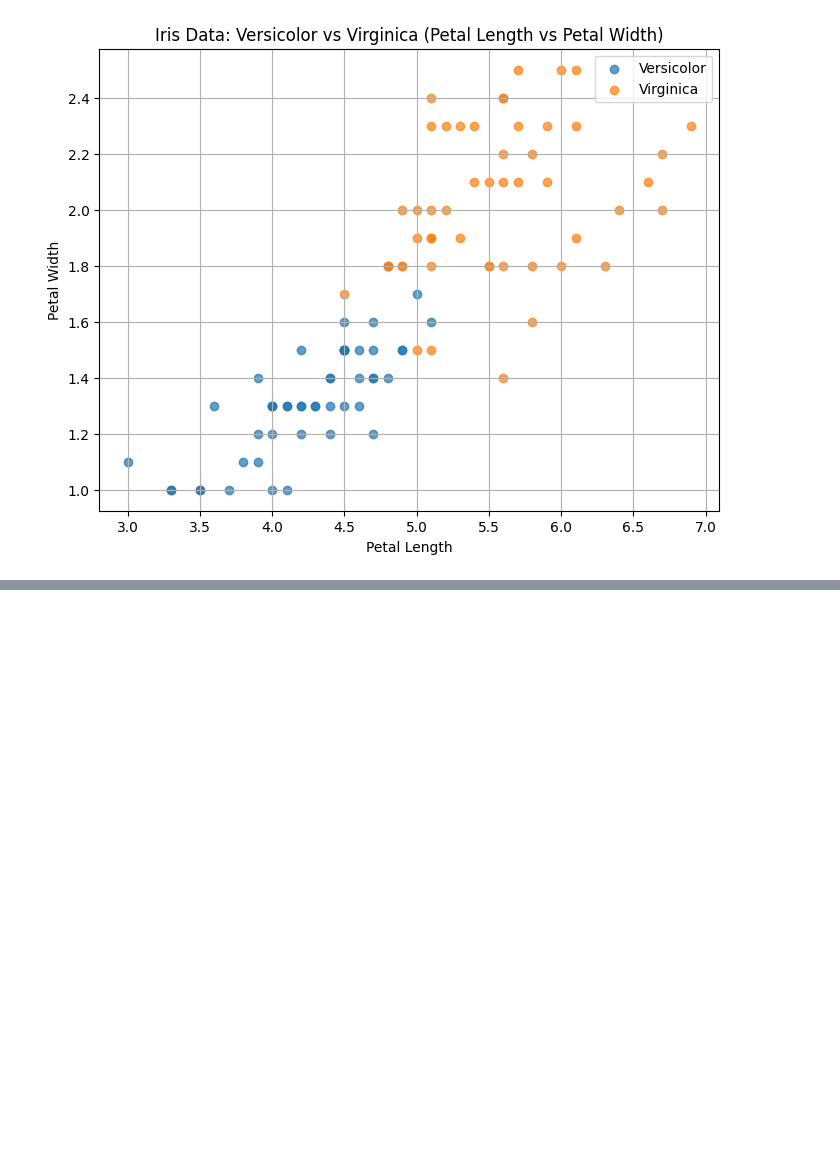
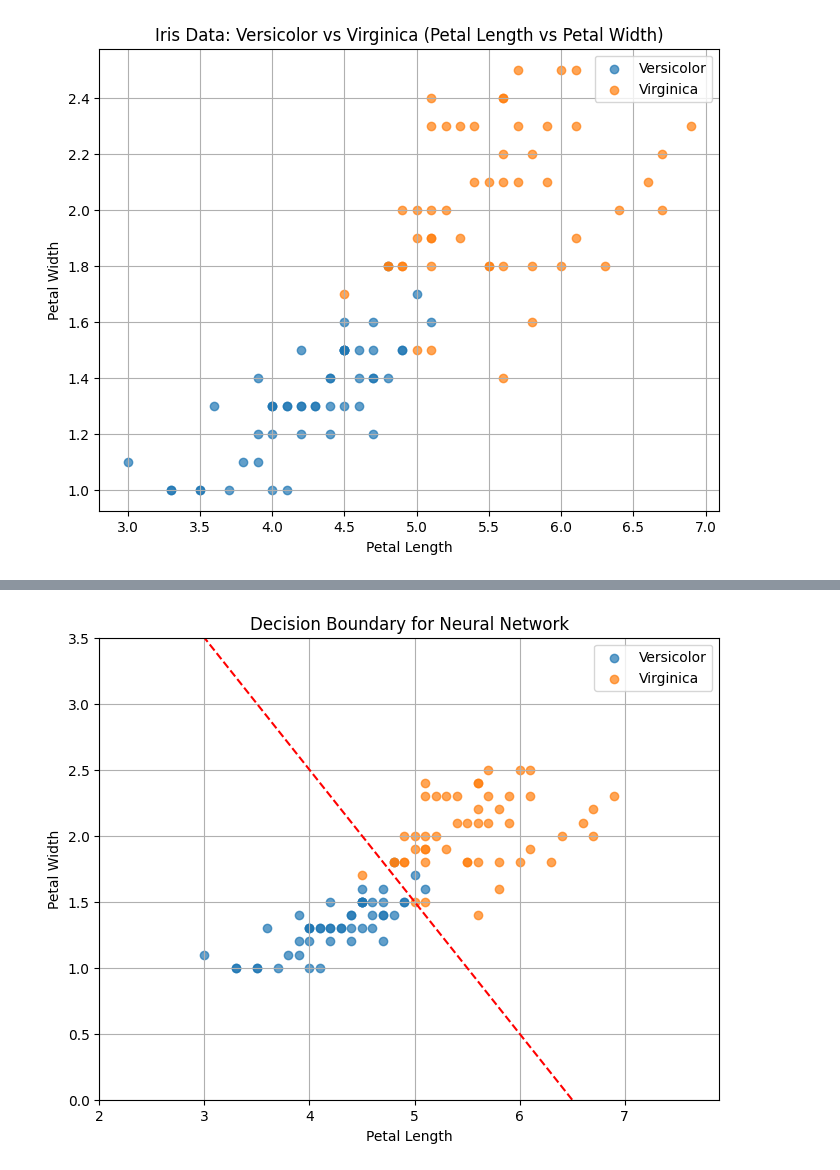
Before and after one commit to RyanL72/CSDS_391, a Jupyter notebook: src/Neural Networks/Neural_Networks.ipynb, the cells around one changed output, grey strips where cells are left out. Cells and saved outputs as stored; diff of their text form; code cells hidden in the pictures; blank space fills up the shorter version.

```diff
--- a/src/Neural Networks/Neural_Networks.ipynb
+++ b/src/Neural Networks/Neural_Networks.ipynb
@@ -51,0 +75,95 @@ plt.show()
+# %%
+import pandas as pd
+import numpy as np
+import matplotlib.pyplot as plt
+
+# Load the Iris dataset
+data = pd.read_csv('irisdata.csv')
+
+# Filter for two species: Versicolor (0) and Virginica (1)
+data = data[data['species'].isin(['versicolor', 'virginica'])]  # Select two classes
+data['label'] = data['species'].apply(lambda x: 0 if x == 'versicolor' else 1)  # Map species to 0 and 1
+
+# Extract features (petal_length, petal_width) and labels
+X = data[['petal_length', 'petal_width']].values  # Feature matrix
+y = data['label'].values  # Class labels
+
+# Define the sigmoid function
+def sigmoid(z):
+    """
+    Applies the sigmoid function element-wise.
+    """
+    return 1 / (1 + np.exp(-z))
+
+# Define the one-layer neural network output function
+def neural_network_output(X, w, b):
+    """
+    Computes the output of a one-layer neural network with sigmoid activation.
+
+    Parameters:
+    - X: Input feature matrix (2D NumPy array with shape [n_samples, n_features])
+    - w: Weight vector (1D NumPy array with shape [n_features])
+    - b: Bias term (scalar)
+
+    Returns:
+    - y_hat: Predicted outputs (1D NumPy array with shape [n_samples])
+    """
+    z = np.dot(X, w) + b  # Compute the weighted sum
+    return sigmoid(z)  # Apply sigmoid activation
+
+# Initialize weights and bias
+w = np.array([-1.0, -1.0])  # Example weights for petal_length and petal_width
+b = 6.5  # Example bias
+
+# Compute the network output
+outputs = neural_network_output(X, w, b)
+
+# Print results for the first 5 data points
+print("Input features (first 5 rows):")
+print(X[:5])
+print("\nTrue labels (first 5 rows):")
+print(y[:5])
+print("\nNeural network outputs (first 5 rows):")
+print(outputs[:5])
+
+# Plot the dataset and decision boundary
+def plot_decision_boundary(X, y, w, b):
+    """
+    Plots the data points and the decision boundary for the neural network.
+
+    Parameters:
+    - X: Feature matrix
+    - y: Labels
+    - w: Weights
+    - b: Bias
+    """
+    plt.figure(figsize=(8, 6))
+
+    # Scatter plot of the data
+    plt.scatter(X[y == 0, 0], X[y == 0, 1], label='Versicolor', alpha=0.7)
+    plt.scatter(X[y == 1, 0], X[y == 1, 1], label='Virginica', alpha=0.7)
+
+    # Define the grid for the decision boundary
+    x_min, x_max = X[:, 0].min() - 1, X[:, 0].max() + 1
+    y_min, y_max = X[:, 1].min() - 1, X[:, 1].max() + 1
+    xx, yy = np.meshgrid(np.linspace(x_min, x_max, 100),
+                         np.linspace(y_min, y_max, 100))
+    grid = np.c_[xx.ravel(), yy.ravel()]
+
+    # Compute the network output for the grid points
+    grid_outputs = neural_network_output(grid, w, b).reshape(xx.shape)
+
+    # Plot the decision boundary (where output = 0.5)
+    plt.contour(xx, yy, grid_outputs, levels=[0.5], colors='red', linestyles='--')
+
+    # Add plot details
+    plt.title('Decision Boundary for Neural Network')
+    plt.xlabel('Petal Length')
+    plt.ylabel('Petal Width')
+    plt.legend()
+    plt.grid(True)
+    plt.show()
+
+# plot function
+plot_decision_boundary(X, y, w, b)
+# %% [output]
@@ -51,0 +182 @@ plt.show()
+[figure, added]
```
Also changed, not shown: parts of 7 cells of this notebook.
